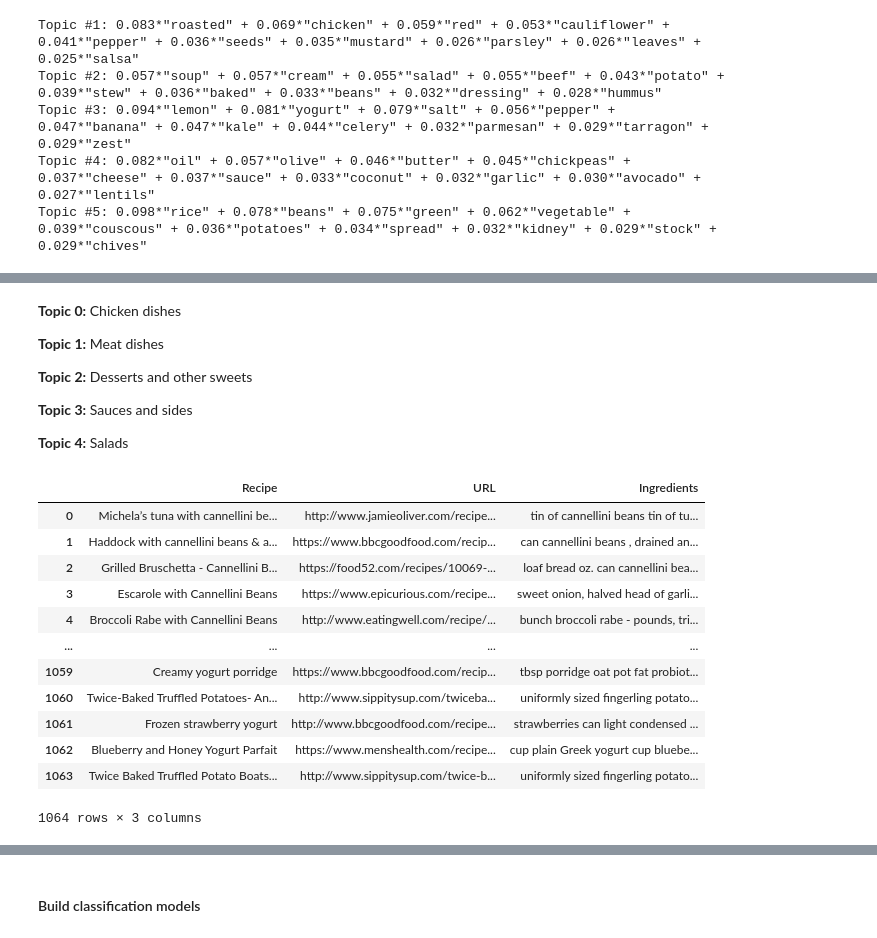
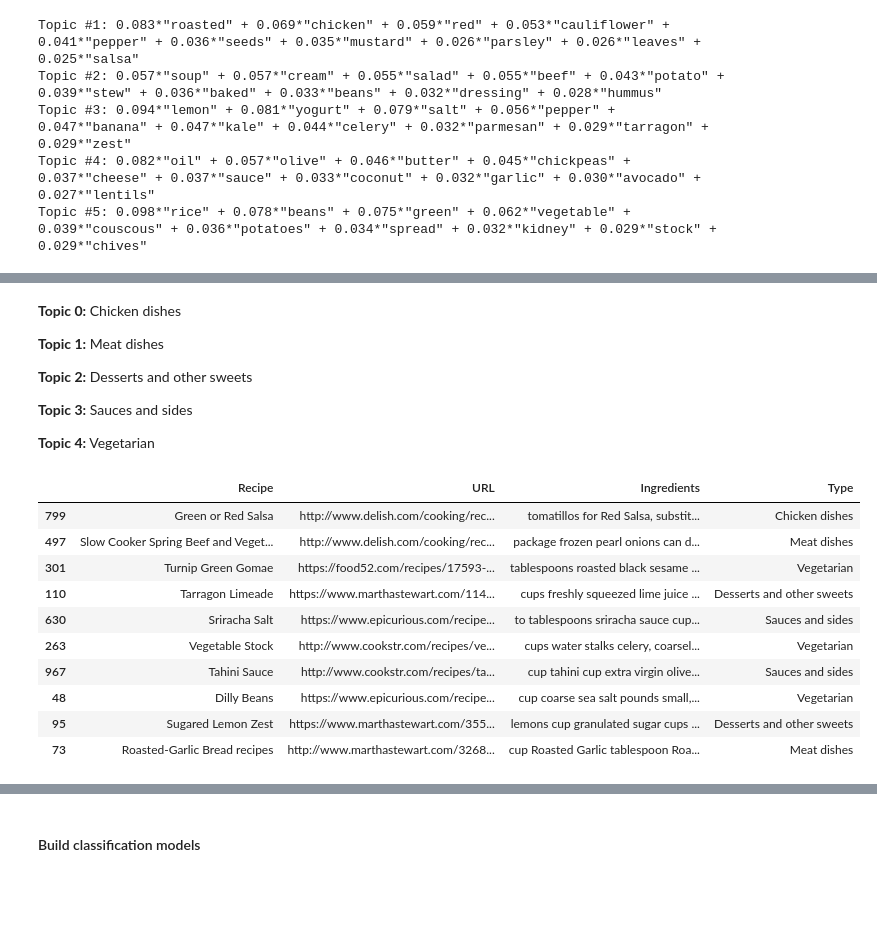
Before and after one commit to ebadakhter/ADS-509-Group-1-Final-Project, a Jupyter notebook: descriptive_statistics_title.ipynb, the cells around one changed output, grey strips where cells are left out. Saved outputs shown, nothing was run; the diff lists cells and outputs as text; code cells hidden in the pictures; blank space fills up the shorter version.

Commit message:
change topic 4 to vegetarian

```diff
--- a/descriptive_statistics_title.ipynb
+++ b/descriptive_statistics_title.ipynb
@@ -563,23 +571,7 @@ Wordcloud for Topic 4
 
 **Topic 3:** Sauces and sides
 
-**Topic 4:** Salads
+**Topic 4:** Vegetarian
-# %%
-recipes
-# %% [output]
-|  | Recipe | URL | Ingredients |
-| 0 | Michela’s tuna with cannellini be... | http://www.jamieoliver.com/recipe... | tin of cannellini beans tin of tu... |
-| 1 | Haddock with cannellini beans & a... | https://www.bbcgoodfood.com/recip... | can cannellini beans , drained an... |
-| 2 | Grilled Bruschetta - Cannellini B... | https://food52.com/recipes/10069-... | loaf bread oz. can cannellini bea... |
-| 3 | Escarole with Cannellini Beans | https://www.epicurious.com/recipe... | sweet onion, halved head of garli... |
-| 4 | Broccoli Rabe with Cannellini Beans | http://www.eatingwell.com/recipe/... | bunch broccoli rabe - pounds, tri... |
-| ... | ... | ... | ... |
-| 1059 | Creamy yogurt porridge | https://www.bbcgoodfood.com/recip... | tbsp porridge oat pot fat probiot... |
-| 1060 | Twice-Baked Truffled Potatoes- An... | http://www.sippitysup.com/twiceba... | uniformly sized fingerling potato... |
-| 1061 | Frozen strawberry yogurt | http://www.bbcgoodfood.com/recipe... | strawberries can light condensed ... |
-| 1062 | Blueberry and Honey Yogurt Parfait | https://www.menshealth.com/recipe... | cup plain Greek yogurt cup bluebe... |
-| 1063 | Twice Baked Truffled Potato Boats... | http://www.sippitysup.com/twice-b... | uniformly sized fingerling potato... |
-1064 rows × 3 columns
 # %%
 # export labeled recipes
 
@@ -594,12 +586,26 @@ labeled_recipes.loc[labeled_recipes['Type'] == 0, 'Type'] = 'Chicken dishes'
 labeled_recipes.loc[labeled_recipes['Type'] == 1, 'Type'] = 'Meat dishes'
 labeled_recipes.loc[labeled_recipes['Type'] == 2, 'Type'] = 'Desserts and other sweets'
 labeled_recipes.loc[labeled_recipes['Type'] == 3, 'Type'] = 'Sauces and sides'
-labeled_recipes.loc[labeled_recipes['Type'] == 4, 'Type'] = 'Salads'
+labeled_recipes.loc[labeled_recipes['Type'] == 4, 'Type'] = 'Vegetarian'
 
 labeled_recipes.head(5)
 
 # export to csv
 labeled_recipes.to_csv('labeled_recipes.csv', index=False)
+# %%
+labeled_recipes.sample(10)
+# %% [output]
+|  | Recipe | URL | Ingredients | Type |
+| 799 | Green or Red Salsa | http://www.delish.com/cooking/rec... | tomatillos for Red Salsa, substit... | Chicken dishes |
+| 497 | Slow Cooker Spring Beef and Veget... | http://www.delish.com/cooking/rec... | package frozen pearl onions can d... | Meat dishes |
+| 301 | Turnip Green Gomae | https://food52.com/recipes/17593-... | tablespoons roasted black sesame ... | Vegetarian |
+| 110 | Tarragon Limeade | https://www.marthastewart.com/114... | cups freshly squeezed lime juice ... | Desserts and other sweets |
+| 630 | Sriracha Salt | https://www.epicurious.com/recipe... | to tablespoons sriracha sauce cup... | Sauces and sides |
+| 263 | Vegetable Stock | http://www.cookstr.com/recipes/ve... | cups water stalks celery, coarsel... | Vegetarian |
+| 967 | Tahini Sauce | http://www.cookstr.com/recipes/ta... | cup tahini cup extra virgin olive... | Sauces and sides |
+| 48 | Dilly Beans | https://www.epicurious.com/recipe... | cup coarse sea salt pounds small,... | Vegetarian |
+| 95 | Sugared Lemon Zest | https://www.marthastewart.com/355... | lemons cup granulated sugar cups ... | Desserts and other sweets |
+| 73 | Roasted-Garlic Bread recipes | http://www.marthastewart.com/3268... | cup Roasted Garlic tablespoon Roa... | Meat dishes |
 # %%
 # convert tfidf vectors into numpy array to be used
 # as features in classification model
```
Also changed, not shown: parts of 13 cells of this notebook, 1 other file.
